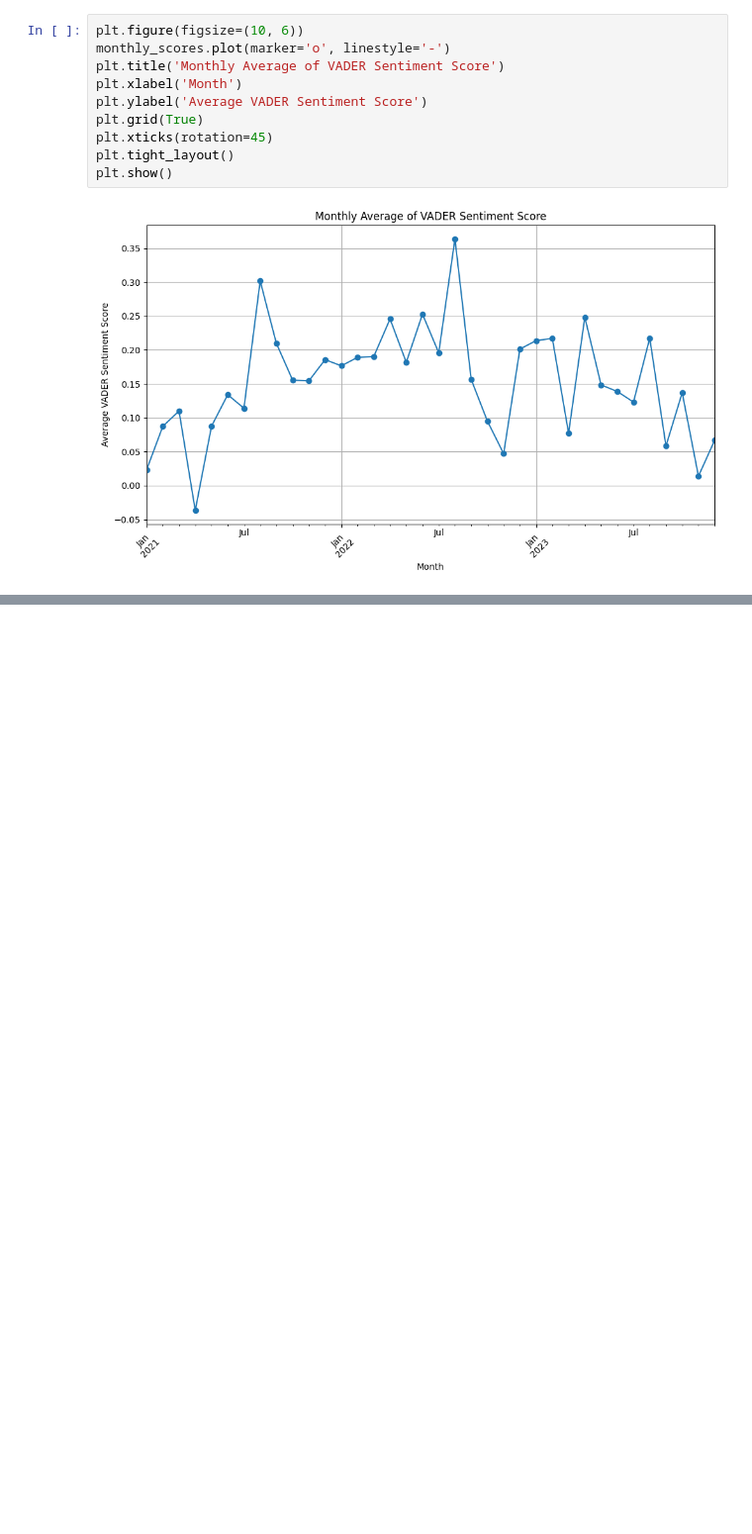
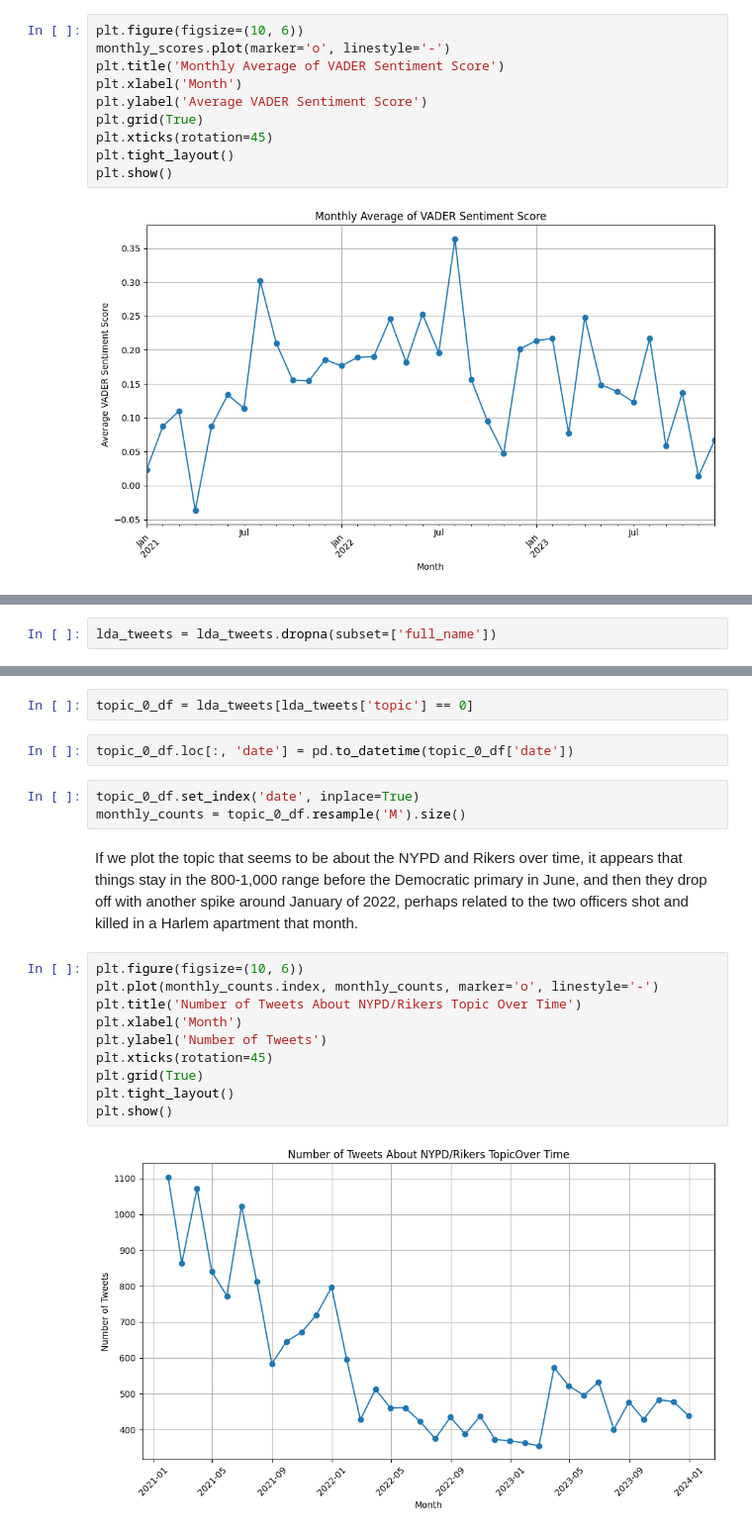
Before and after one commit to SamTGoodson/citycouncil_tweets, a Jupyter notebook: notebooks/tweet_description.ipynb, the cells around one changed output, grey strips where cells are left out. Shown: that part at 99% size. Saved outputs shown, nothing was run; the diff lists cells and outputs as text; blank space fills up the shorter version.

```diff
--- a/notebooks/tweet_description.ipynb
+++ b/notebooks/tweet_description.ipynb
@@ -385,0 +483,2 @@ plt.show()
+# %%
+lda_tweets = lda_tweets.dropna(subset=['full_name'])
@@ -385,0 +501,21 @@ plt.show()
+# %%
+topic_0_df = lda_tweets[lda_tweets['topic'] == 0]
+# %%
+topic_0_df.loc[:, 'date'] = pd.to_datetime(topic_0_df['date'])
+# %%
+topic_0_df.set_index('date', inplace=True)
+monthly_counts = topic_0_df.resample('M').size()
+# %% [markdown]
+If we plot the topic that seems to be about the NYPD and Rikers over time, it appears that things stay in the 800-1,000 range before the Democratic primary in June, and then they drop off with another spike around January of 2022, perhaps related to the two officers shot and killed in a Harlem apartment that month.
+# %%
+plt.figure(figsize=(10, 6))
+plt.plot(monthly_counts.index, monthly_counts, marker='o', linestyle='-')
+plt.title('Number of Tweets About NYPD/Rikers Topic Over Time')
+plt.xlabel('Month')
+plt.ylabel('Number of Tweets')
+plt.xticks(rotation=45)
+plt.grid(True)
+plt.tight_layout()
+plt.show()
+# %% [output]
+[figure, added]
```
Also changed, not shown: parts of 47 cells of this notebook, 15 other files.
